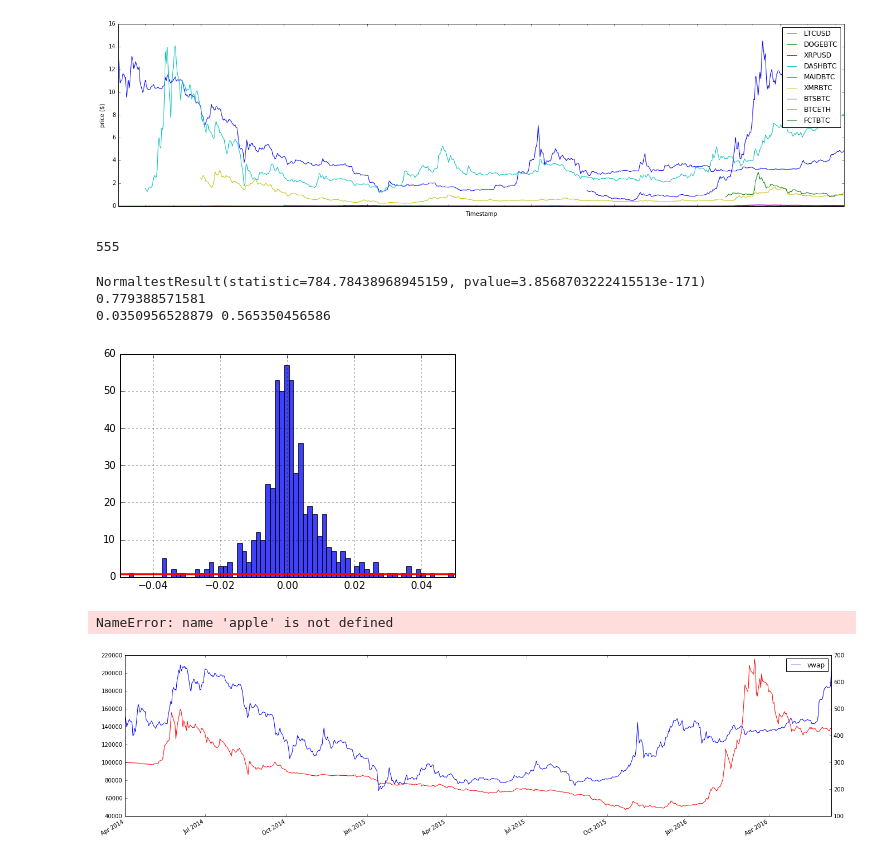
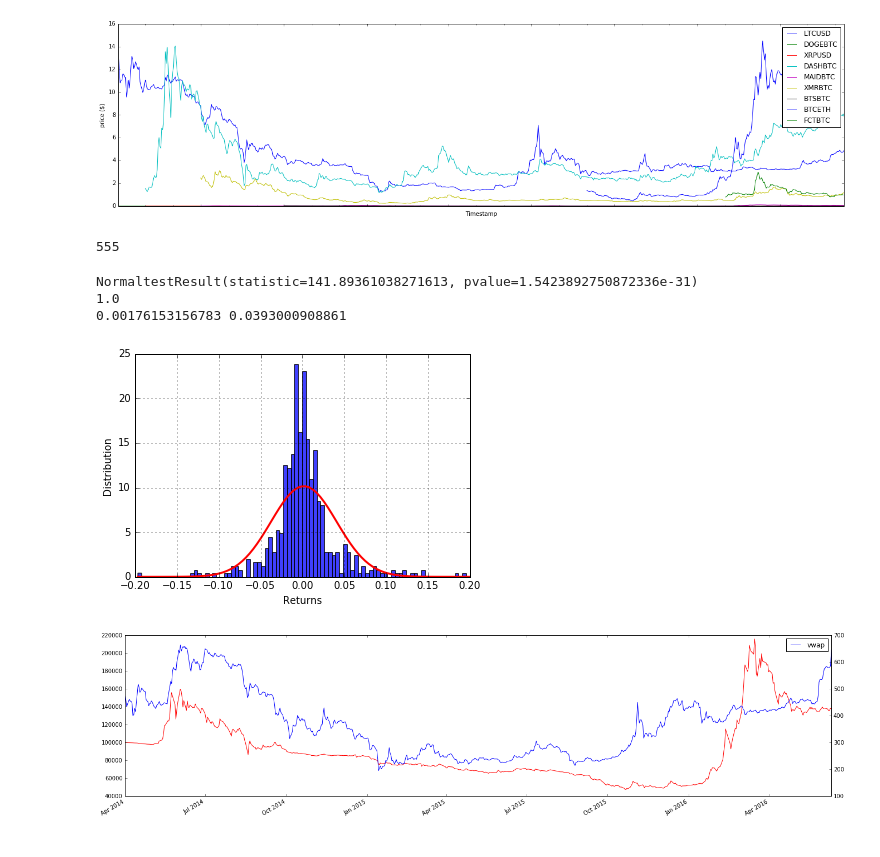
Before and after one commit to jmahhh/cryptoETF, a Jupyter notebook: test.ipynb, the cells around one changed output. Drawn from its saved outputs; the diff is of its cells as text; code cells hidden in the pictures.

Commit message:
getting to final form, main additions are statistics/ratios/plots

```diff
--- a/test.ipynb
+++ b/test.ipynb
@@ -118,10 +141,18 @@ def initialize(algo):
                     # Rebalancing dates, every third Friday quarterly
                     date(2014,6,20), date(2014,9,19), date(2014,12,14), date(2015,3,20), date(2015,6,19), date(2015,9,18), date(2015,12,15), date(2016,3,18), date(2016,6,17)
                 ]
+
     # Slippage
-    set_slippage(slippage.FixedSlippage(spread=0.0))
+    # set_slippage(slippage.FixedSlippage(spread=0.0))
     # Commission model
-    set_commission(commission.PerShare(cost=0.01, min_trade_cost=1.0))
+    # set_commission(commission.PerShare(cost=0.01, min_trade_cost=1.0))
+
+    #set_commission(commission.PerTrade(cost=0.00))
+
+    # Slippage = default (max 2.5% of volume)
+
+    # Commission model
+    set_commission(commission.PerTrade(cost=0.002))
 
 # ETF trading 'strategy'
 def handle_data(algo, data):
@@ -498,40 +529,45 @@ perf_manual = algo_obj.run(data=panel, overwrite_sim_params=False)
 
 
 #def analyze(algo, perf_manual):
-# %%
-len(perf_manual.returns)
-# %% [output]
-555
+# %%
+print len(perf_manual.returns)
+S = perf_manual.returns
+# S = S[~((S-S.mean()).abs()>3*S.std())]
+# %% [output]
+555
 # %%
 # perf_manual.to_csv('results.csv')
 import matplotlib.mlab as mlab
 from collections import Counter
 
 # TESTING FOR NORMALITY (JUSTIFY SHARPE)
-print stats.normaltest(perf_manual.returns)
+print stats.normaltest(S)
 
-n, bins, patches = plt.hist(perf_manual.returns, 10000, normed=True, facecolor='blue', alpha=0.75)
+n, bins, patches = plt.hist(S, 100, normed=1, facecolor='blue', alpha=0.75)
 print np.sum(n * np.diff(bins))
 # n = len(perf_manual.returns)
 # c = Counter(perf_manual.returns)
 # b = np.bincount(c, minlength=n+1)
 # p = b / float(b.sum())
 
 # width = 0.6 * (bins[1] - bins[0])
 # center = (bins[:-1] + bins[1:]) / 2
 
-(mu, sigma) = stats.norm.fit(perf_manual.returns)
+(mu, sigma) = stats.norm.fit(S)
 print mu, sigma
 y = mlab.normpdf(bins, mu, sigma)
 plt.grid(True)
 l = plt.plot(bins, y, 'r', linewidth=2)
 
 
 # plt.bar(np.arange(bins, p, align='center', width=1)
-plt.xlim(-0.05,0.05)
+plt.ylabel('Distribution')
+plt.xlabel('Returns')
+plt.xlim(-0.2,0.2)
+#plt.savefig('mc_no_adj_btc.png',bbox_inches='tight')
 plt.show()
 # %% [output]
-NormaltestResult(statistic=784.78438968945159, pvalue=3.8568703222415513e-171)
-0.779388571581
-0.0350956528879 0.565350456586
+NormaltestResult(statistic=141.89361038271613, pvalue=1.5423892750872336e-31)
+1.0
+0.00176153156783 0.0393000908861
-[figure, old version]
+[figure, new version]
@@ -559,7 +574,3 @@ perf_manual = algo_obj.run(data=panel, overwrite_sim_params=False)
-# %%
-apple
-# %% [output]
-NameError: name 'apple' is not defined
 # %%
 # This works fine
 # ax1 = plt.subplot(621)
```
Also changed, not shown: parts of 2 cells of this notebook.
